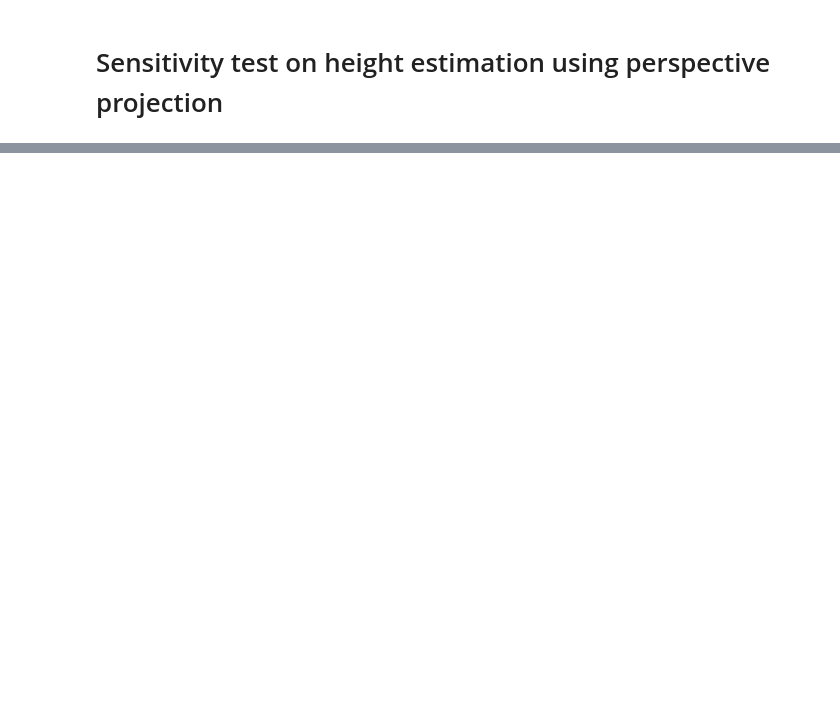
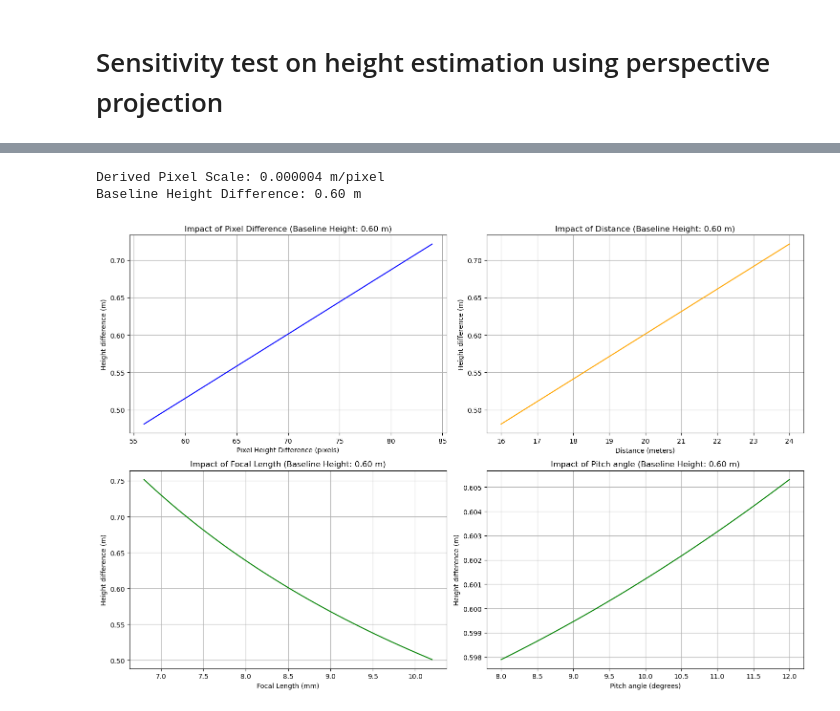
Before and after one commit to GeoscienceAustralia/GA_Floor_Height, a Jupyter notebook: RICS/Sensitivity_test.ipynb, the cells around one changed output, grey strips where cells are left out. Cells and saved outputs as stored; diff of their text form; code cells hidden in the pictures; blank space fills up the shorter version.

Commit message:
updated sensitivity test figures and description

```diff
--- a/RICS/Sensitivity_test.ipynb
+++ b/RICS/Sensitivity_test.ipynb
@@ -10,8 +12,10 @@ image_resolution = 2448      # Image resolution in pixels
 baseline_focal = 0.0085        # Focal length in meters (8.5 mm)
 
 # Baseline values
-baseline_pixel = 70          # Pixel difference
+baseline_pixel = 70          # Vertical pixel difference (y direction)
 baseline_distance = 20.0      # Distance to object in meters
+baseline_pitch = 10         # Baseline pitch angle in degrees
+
 # Percent error range (-10% to +10%)
-percent_error_range = np.linspace(-10, 10, 50)
+percent_error_range = np.linspace(-20, 20, 50)
 # %% [markdown]
@@ -220,0 +99,54 @@ Pitch Angle at +10% Error: 11.00°, Height Error: 0.0019 m
+# %%
+# Compute parameter ranges and height errors
+(pixel_range, height_diff_pixel,
+ distance_range, height_diff_distance,
+ focal_range, height_diff_focal,
+ pitch_range, height_diff_pitch,
+ baseline_height) = compute_height_diff_for_ranges(
+    baseline_pixel, baseline_distance, baseline_focal, baseline_pitch, sensor_size, image_resolution, percent_error_range)
+
+# Display Baseline
+print(f"Derived Pixel Scale: {sensor_size / image_resolution:.6f} m/pixel")
+print(f"Baseline Height Difference: {baseline_height:.2f} m")
+
+# Plotting the parameter ranges vs height difference errors
+plt.figure(figsize=(15, 10))
+
+# Pixel height Difference
+plt.subplot(2, 2, 1)
+plt.plot(pixel_range, height_diff_pixel, label="Height Difference (m)", color="blue")
+plt.xlabel("Pixel Height Difference (pixels)")
+plt.ylabel("Height difference (m)")
+plt.title(f"Impact of Pixel Difference (Baseline Height: {baseline_height:.2f} m)")
+plt.grid(True)
+
+# Distance
+plt.subplot(2, 2, 2)
+plt.plot(distance_range, height_diff_distance, label="Height Difference (m)", color="orange")
+plt.xlabel("Distance (meters)")
+plt.ylabel("Height difference (m)")
+plt.title(f"Impact of Distance (Baseline Height: {baseline_height:.2f} m)")
+plt.grid(True)
+
+# Focal Length
+plt.subplot(2, 2, 3)
+plt.plot(focal_range*1000, height_diff_focal, label="Height Difference (m)", color="green")
+plt.xlabel("Focal Length (mm)")
+plt.ylabel("Height difference (m)")
+plt.title(f"Impact of Focal Length (Baseline Height: {baseline_height:.2f} m)")
+plt.grid(True)
+
+# pitch angle
+plt.subplot(2, 2, 4)
+plt.plot(pitch_range, height_diff_pitch, label="Height Difference (m)", color="green")
+plt.xlabel("Pitch angle (degrees)")
+plt.ylabel("Height difference (m)")
+plt.title(f"Impact of Pitch angle (Baseline Height: {baseline_height:.2f} m)")
+plt.grid(True)
+
+plt.tight_layout()
+plt.show()
+# %% [output]
+Derived Pixel Scale: 0.000004 m/pixel
+Baseline Height Difference: 0.60 m
+[figure, added]
```
Also changed, not shown: parts of 7 cells of this notebook.
